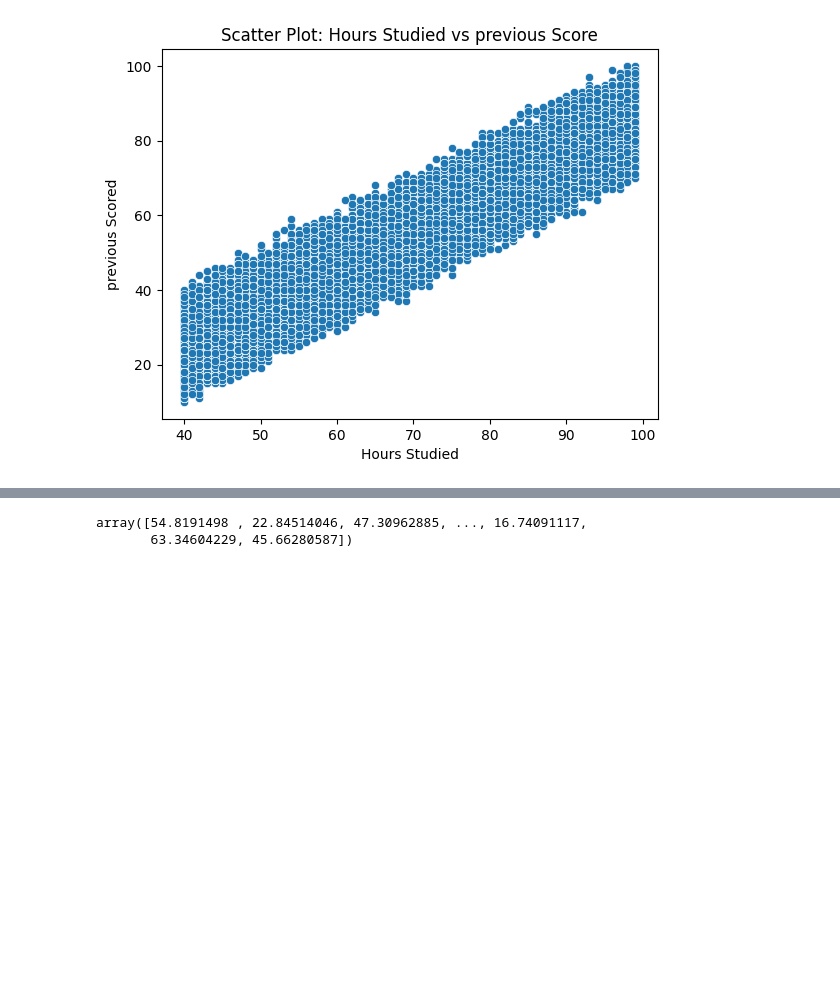
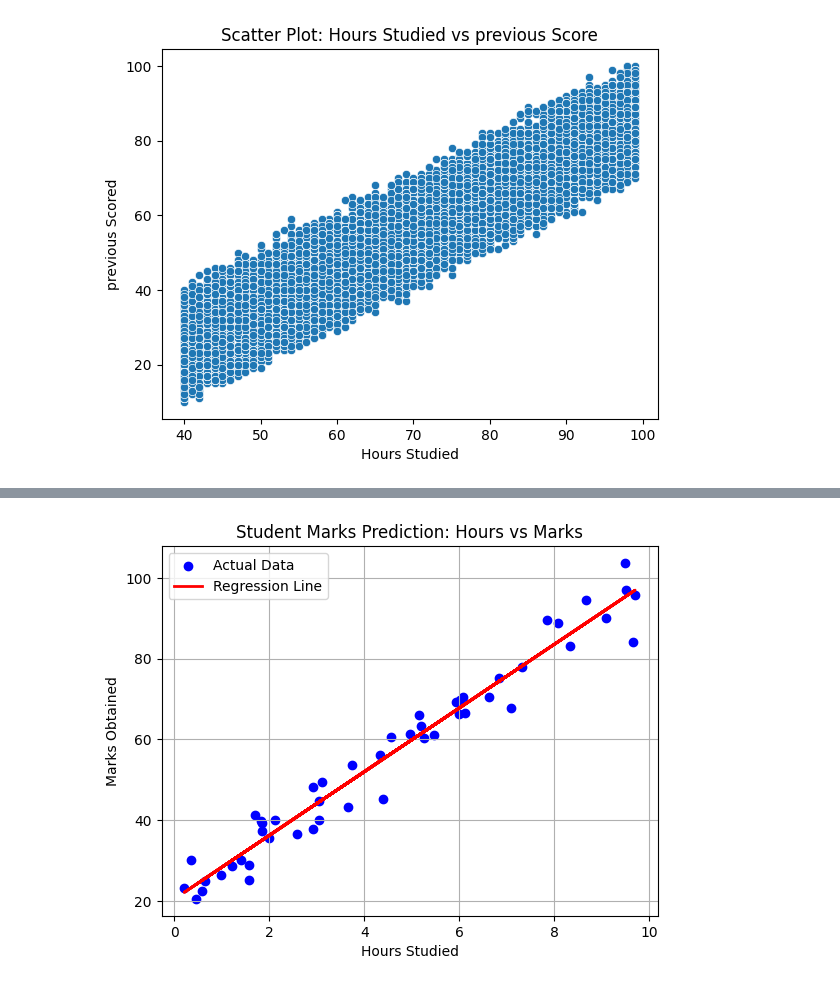
Before and after one commit to sonurjs/student_marks_prediction, a Jupyter notebook: student_marks.ipynb, the cells around one changed output, grey strips where cells are left out. Drawn from its saved outputs; the diff is of its cells as text; code cells hidden in the pictures; blank space fills up the shorter version.

```diff
--- a/student_marks.ipynb
+++ b/student_marks.ipynb
@@ -132,6 +132,22 @@ Root Mean Squared Error (RMSE): 2.289524227116088
-# %%
-y_pred = model.predict(X_test)
-y_pred
-# %% [output]
-array([54.8191498 , 22.84514046, 47.30962885, ..., 16.74091117,
-       63.34604229, 45.66280587])
+# %%
+# Generate Synthetic Data
+np.random.seed(42)
+hours = np.random.rand(50, 1) * 10
+marks = 8 * hours + 20 + np.random.randn(50, 1) * 5
+
+# Linear Regression
+model = LinearRegression()
+model.fit(hours, marks)
+marks_pred = model.predict(hours)
+
+# Plotting
+plt.scatter(hours, marks, color='blue', label='Actual Data')
+plt.plot(hours, marks_pred, color='red', linewidth=2, label='Regression Line')
+plt.xlabel('Hours Studied')
+plt.ylabel('Marks Obtained')
+plt.title('Student Marks Prediction: Hours vs Marks')
+plt.legend()
+plt.grid(True)
+plt.show()
+# %% [output]
+[figure, added]
```
Also changed, not shown: parts of 4 cells of this notebook.
